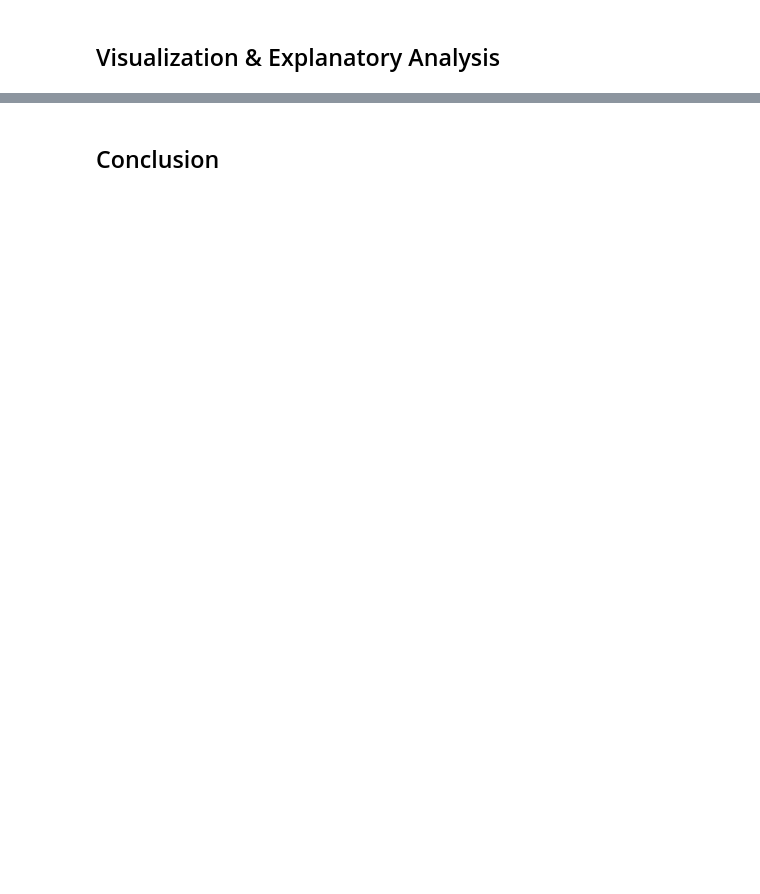
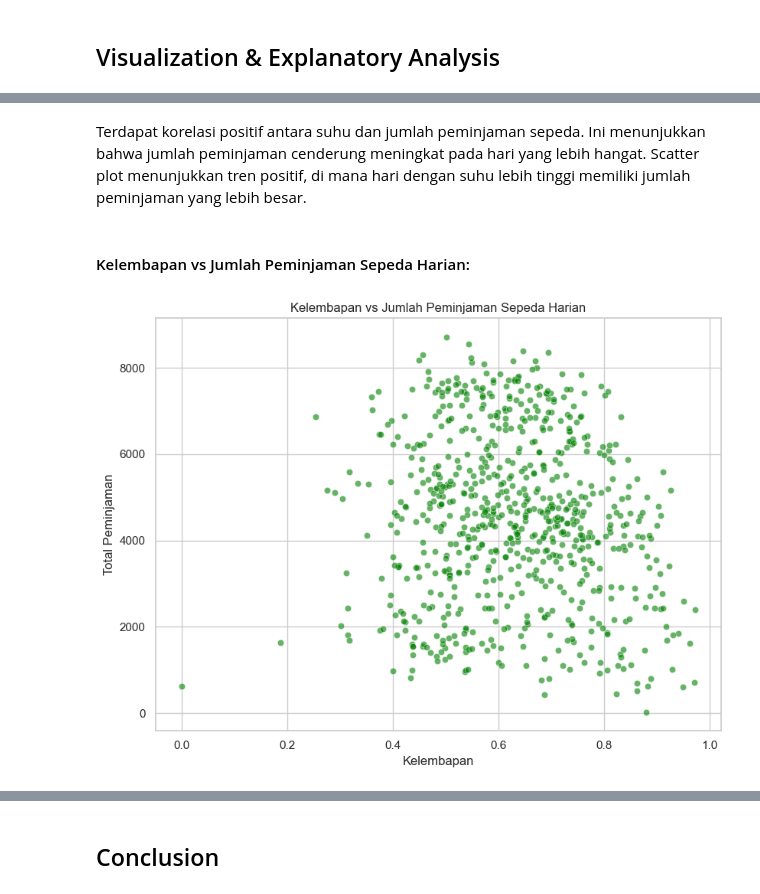
Before and after one commit to Aelzi/Analisis_Data_Dicoding, a Jupyter notebook: Proyek_Analisis_Data.ipynb, the cells around one changed output, grey strips where cells are left out. Drawn from its saved outputs; the diff is of its cells as text; code cells hidden in the pictures; blank space fills up the shorter version.

```diff
--- a/Proyek_Analisis_Data.ipynb
+++ b/Proyek_Analisis_Data.ipynb
@@ -238,0 +267,18 @@ df_hour
+# %% [markdown]
+
+Terdapat korelasi positif antara suhu dan jumlah peminjaman sepeda.
+Ini menunjukkan bahwa jumlah peminjaman cenderung meningkat pada hari yang lebih hangat. Scatter plot menunjukkan tren positif, di mana hari dengan suhu lebih tinggi memiliki jumlah peminjaman yang lebih besar.
+# %% [markdown]
+#### Kelembapan vs Jumlah Peminjaman Sepeda Harian:
+# %%
+# Kelembapan (hum) vs Jumlah Peminjaman
+plt.figure(figsize=(16, 12))
+plt.subplot(2, 2, 2)
+sns.scatterplot(x='hum', y='cnt', data=df_day, color='green', alpha=0.6)
+plt.title('Kelembapan vs Jumlah Peminjaman Sepeda Harian')
+plt.xlabel('Kelembapan')
+plt.ylabel('Total Peminjaman')
+plt.tight_layout()
+plt.show()
+# %% [output]
+[figure, added]
```
Also changed, not shown: parts of 39 cells of this notebook.
